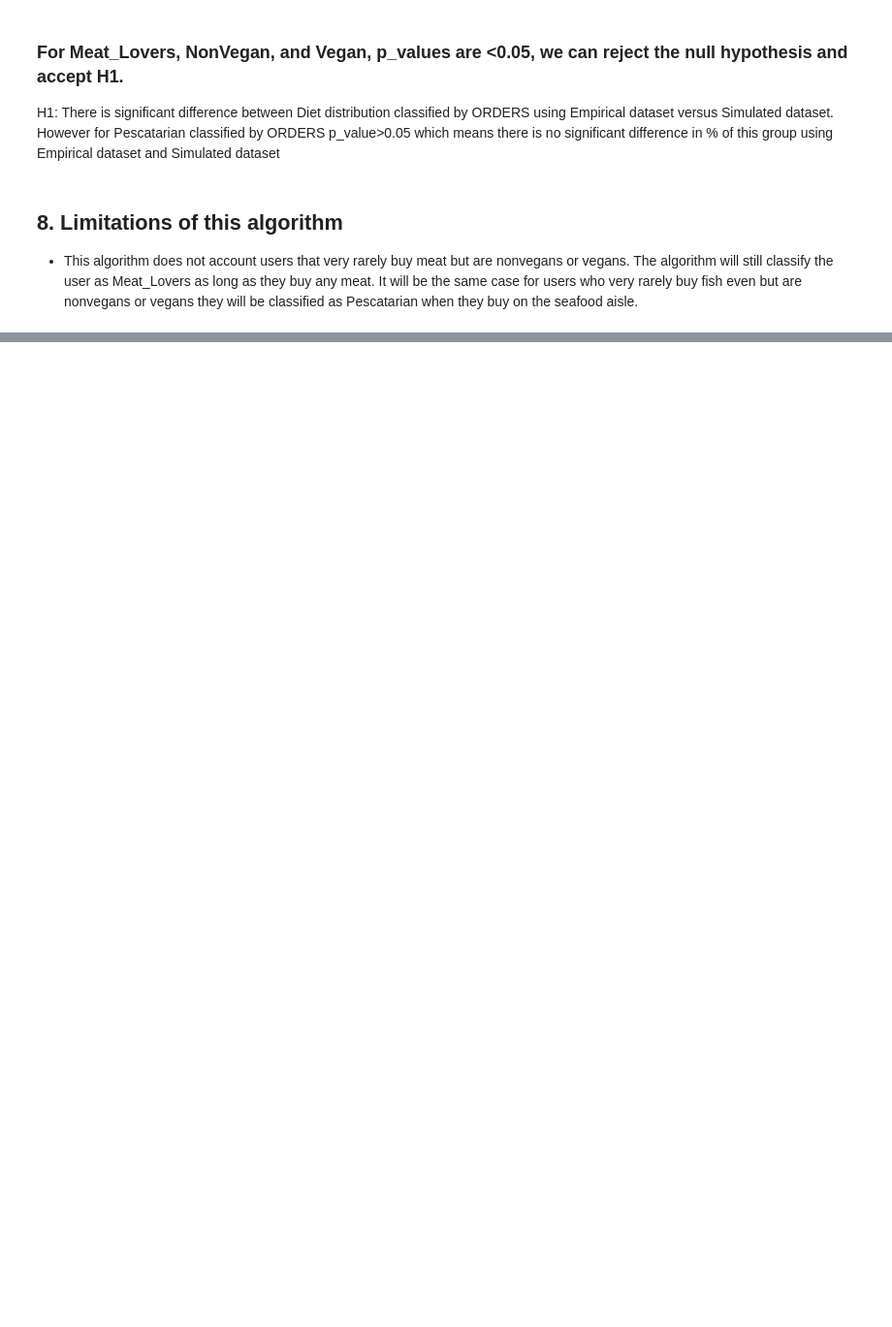
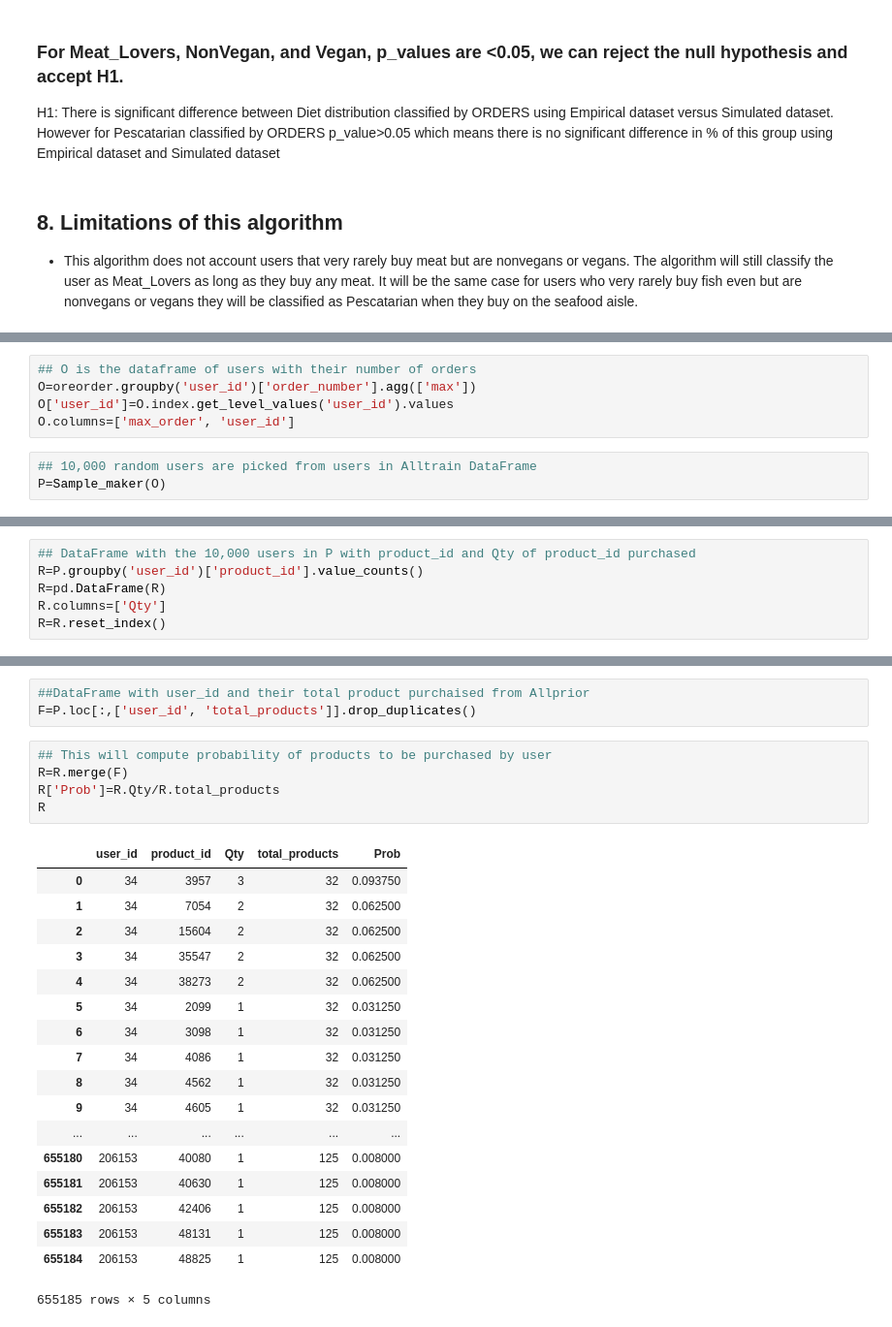
Before and after one commit to DrAugustine1981/InstacartCapstoneProject, a Jupyter notebook: CapstoneProjectPart2.ipynb, the cells around one changed output, grey strips where cells are left out. Shown: that part at 97% size. Drawn from its saved outputs; the diff is of its cells as text; blank space fills up the shorter version.

```diff
--- a/CapstoneProjectPart2.ipynb
+++ b/CapstoneProjectPart2.ipynb
@@ -572,0 +603,8 @@ However for Pescatarian classified by ORDERS p_value>0.05 which means there is n
+# %%
+## O is the dataframe of users with their number of orders
+O=oreorder.groupby('user_id')['order_number'].agg(['max'])
+O['user_id']=O.index.get_level_values('user_id').values
+O.columns=['max_order', 'user_id']
+# %%
+## 10,000 random users are picked from users in Alltrain DataFrame
+P=Sample_maker(O)
@@ -572,0 +626,6 @@ However for Pescatarian classified by ORDERS p_value>0.05 which means there is n
+# %%
+## DataFrame with the 10,000 users in P with product_id and Qty of product_id purchased
+R=P.groupby('user_id')['product_id'].value_counts()
+R=pd.DataFrame(R)
+R.columns=['Qty']
+R=R.reset_index()
@@ -572,0 +646,27 @@ However for Pescatarian classified by ORDERS p_value>0.05 which means there is n
+# %%
+##DataFrame with user_id and their total product purchaised from Allprior
+F=P.loc[:,['user_id', 'total_products']].drop_duplicates()
+# %%
+## This will compute probability of products to be purchased by user
+R=R.merge(F)
+R['Prob']=R.Qty/R.total_products
+R
+# %% [output]
+|  | user_id | product_id | Qty | total_products | Prob |
+| 0 | 34 | 3957 | 3 | 32 | 0.093750 |
+| 1 | 34 | 7054 | 2 | 32 | 0.062500 |
+| 2 | 34 | 15604 | 2 | 32 | 0.062500 |
+| 3 | 34 | 35547 | 2 | 32 | 0.062500 |
+| 4 | 34 | 38273 | 2 | 32 | 0.062500 |
+| 5 | 34 | 2099 | 1 | 32 | 0.031250 |
+| 6 | 34 | 3098 | 1 | 32 | 0.031250 |
+| 7 | 34 | 4086 | 1 | 32 | 0.031250 |
+| 8 | 34 | 4562 | 1 | 32 | 0.031250 |
+| 9 | 34 | 4605 | 1 | 32 | 0.031250 |
+| ... | ... | ... | ... | ... | ... |
+| 655180 | 206153 | 40080 | 1 | 125 | 0.008000 |
+| 655181 | 206153 | 40630 | 1 | 125 | 0.008000 |
+| 655182 | 206153 | 42406 | 1 | 125 | 0.008000 |
+| 655183 | 206153 | 48131 | 1 | 125 | 0.008000 |
+| 655184 | 206153 | 48825 | 1 | 125 | 0.008000 |
+655185 rows × 5 columns
```
Also changed, not shown: parts of 33 cells of this notebook.
